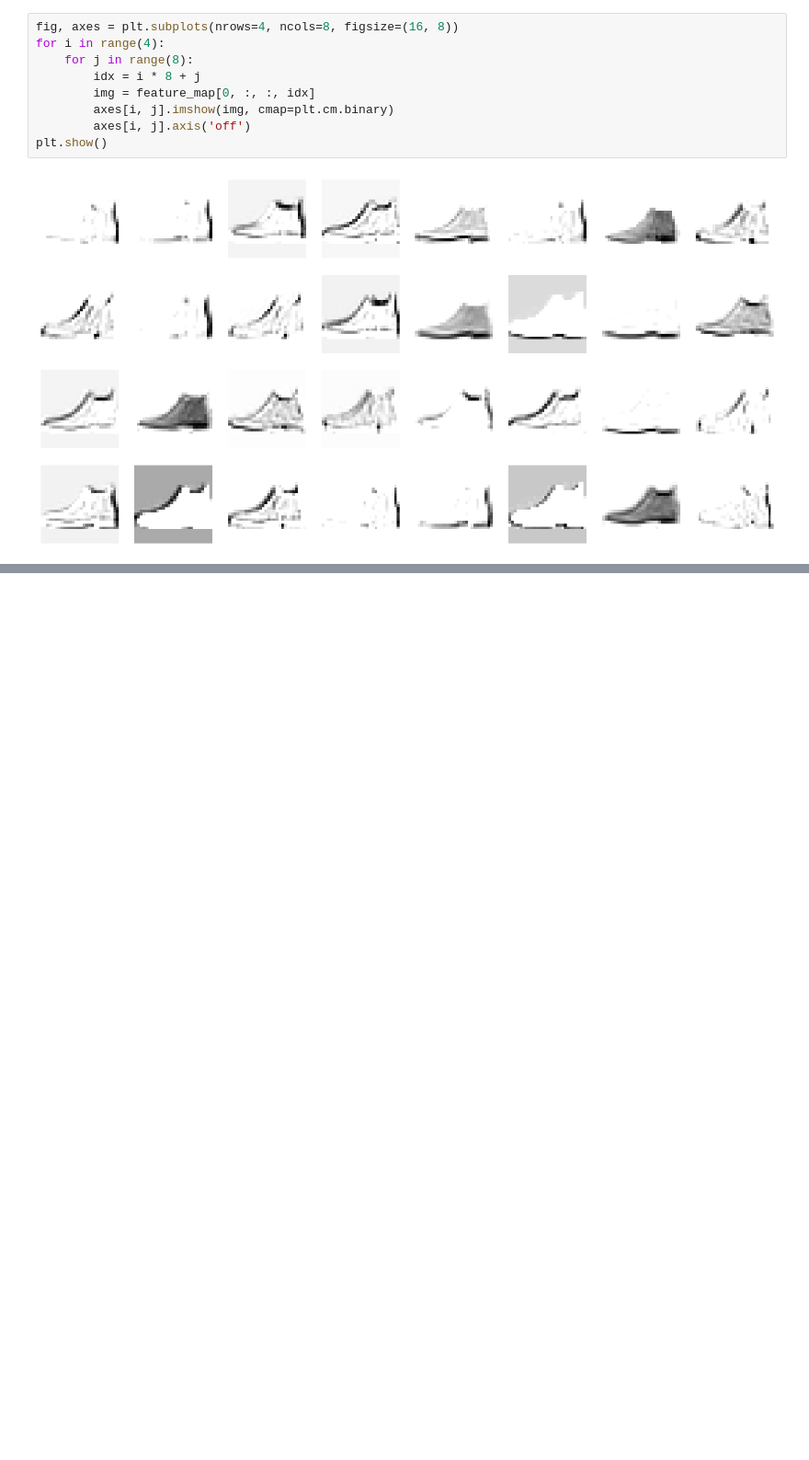
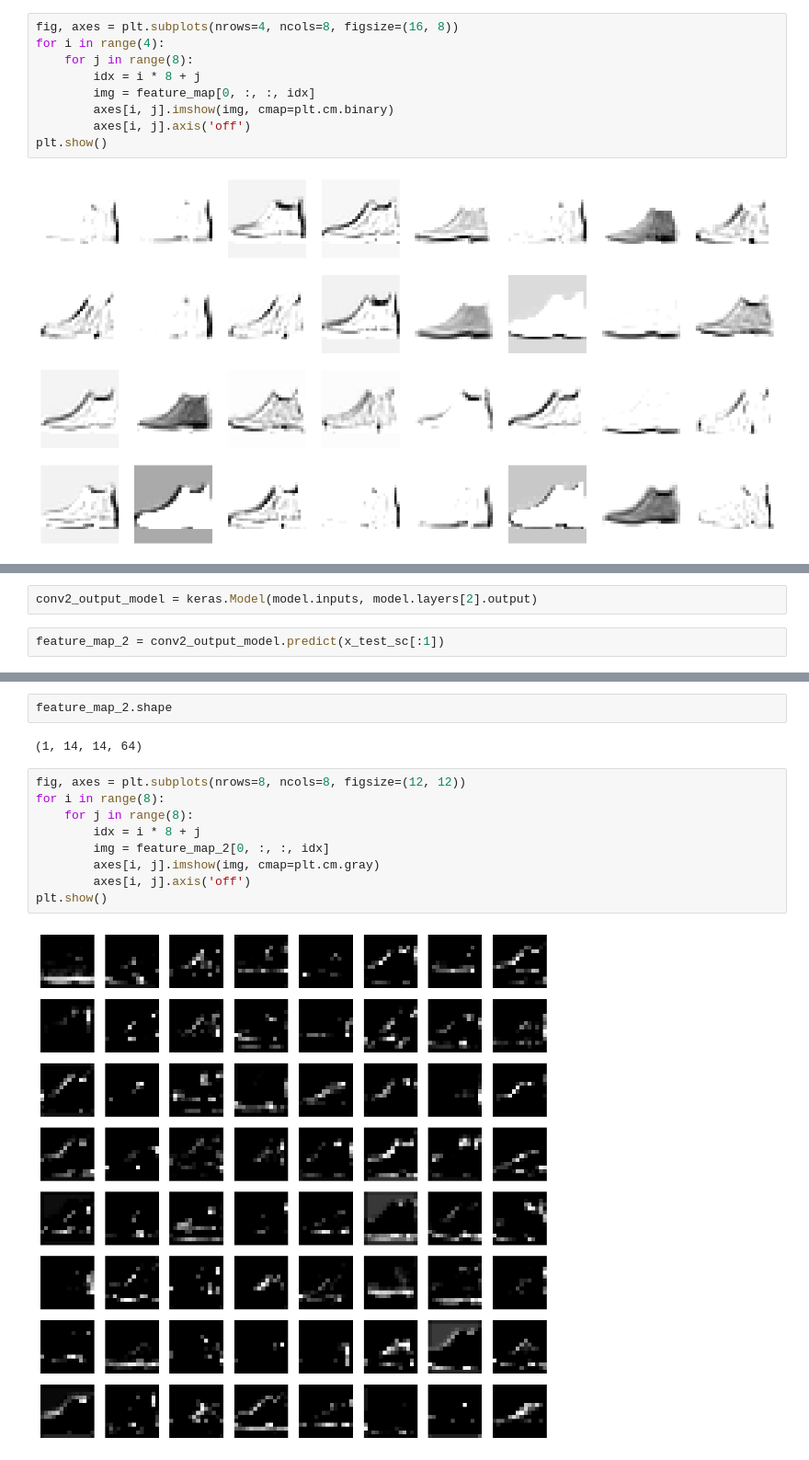
Before and after one commit to JakeOh/202605_BD57, a Jupyter notebook: lab_ml/ml18_cnn.ipynb, the cells around one changed output, grey strips where cells are left out. Shown at 92% size. Cells and saved outputs as stored; diff of their text form; blank space fills up the shorter version.

```diff
--- a/lab_ml/ml18_cnn.ipynb
+++ b/lab_ml/ml18_cnn.ipynb
@@ -688,0 +693,4 @@ plt.show()
+# %%
+conv2_output_model = keras.Model(model.inputs, model.layers[2].output)
+# %%
+feature_map_2 = conv2_output_model.predict(x_test_sc[:1])
@@ -688,0 +699,15 @@ plt.show()
+# %%
+feature_map_2.shape
+# %% [output]
+(1, 14, 14, 64)
+# %%
+fig, axes = plt.subplots(nrows=8, ncols=8, figsize=(12, 12))
+for i in range(8):
+    for j in range(8):
+        idx = i * 8 + j
+        img = feature_map_2[0, :, :, idx]
+        axes[i, j].imshow(img, cmap=plt.cm.gray)
+        axes[i, j].axis('off')
+plt.show()
+# %% [output]
+[figure, added]
```
Also changed, not shown: parts of 3 cells of this notebook.
